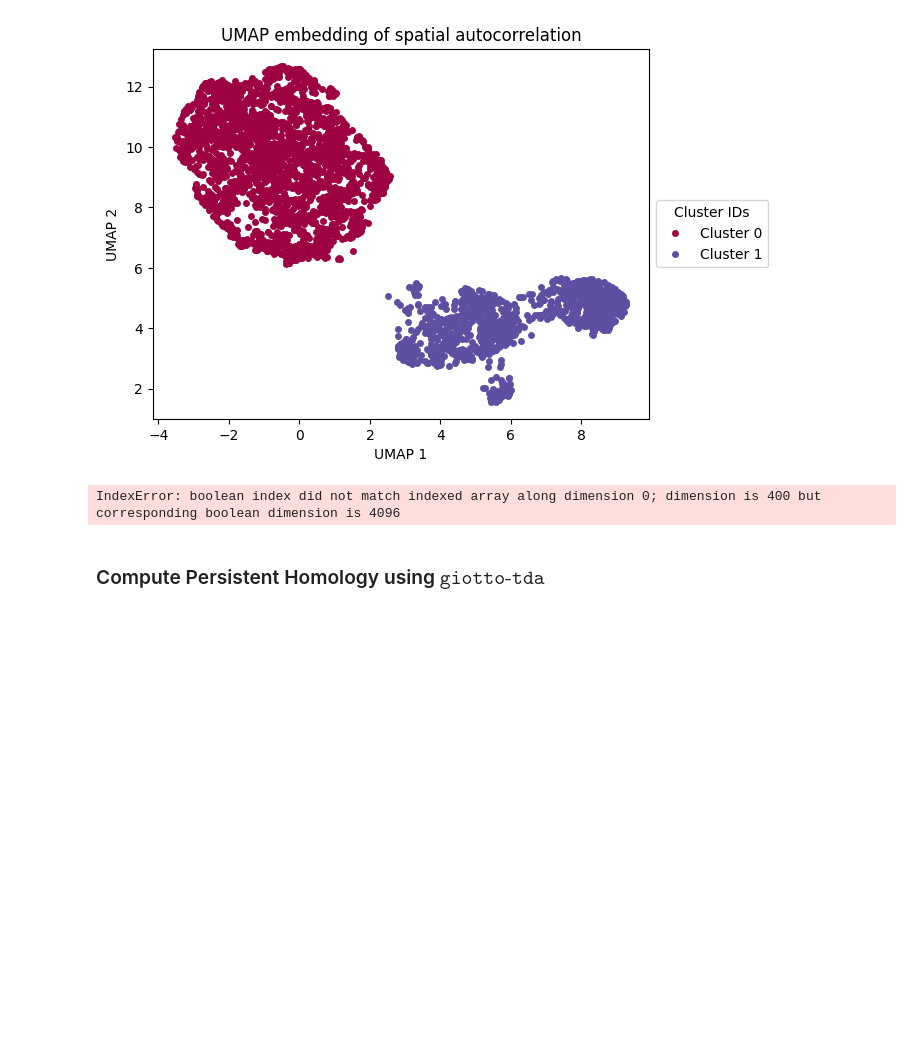
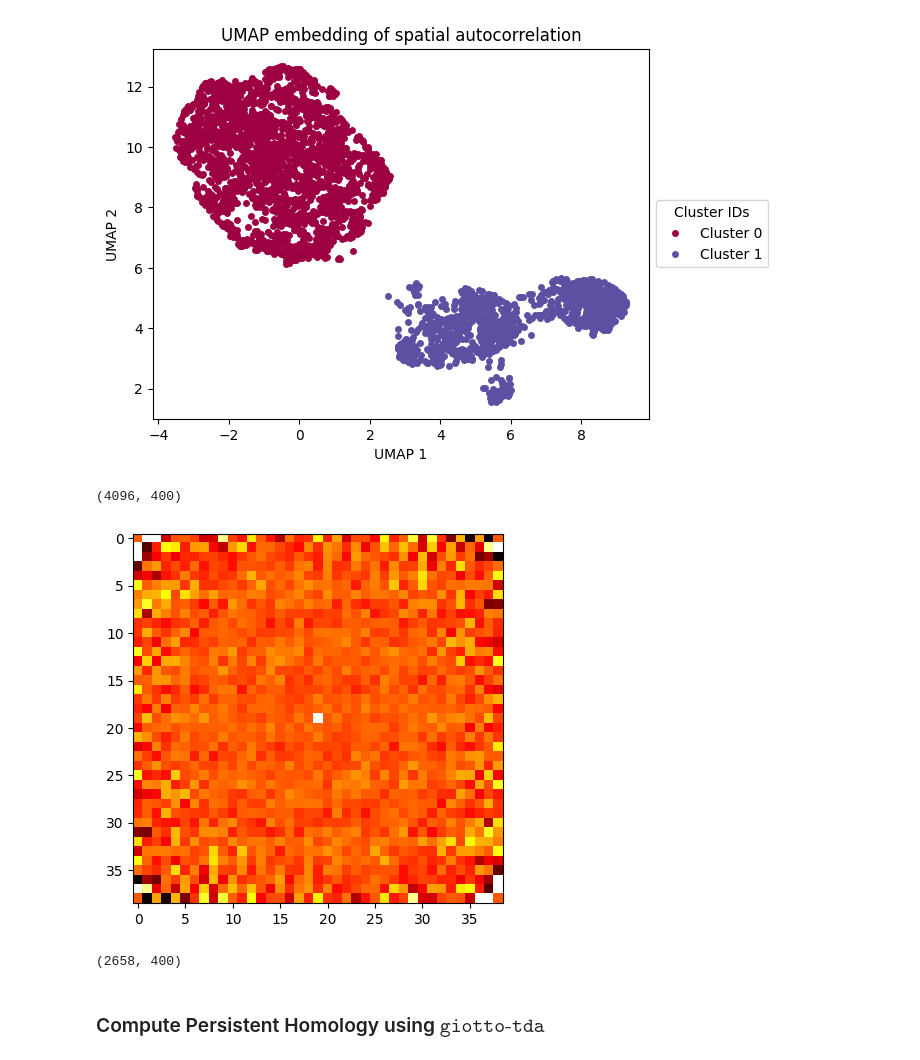
Before and after one commit to geometric-intelligence/neurometry, a Jupyter notebook: tutorials/071_application_dual_agent_rnns.ipynb, the cells around one changed output. Drawn from its saved outputs; the diff is of its cells as text; code cells hidden in the pictures; blank space fills up the shorter version.

```diff
--- a/tutorials/071_application_dual_agent_rnns.ipynb
+++ b/tutorials/071_application_dual_agent_rnns.ipynb
@@ -226,6 +216,10 @@ plt.legend(
 plt.show()
 # %% [output]
 [figure]
+# %%
+single_agent_rate_maps[-1].shape
+# %% [output]
+(4096, 400)
 # %%
 umap_clusters = umap_dbscan.fit_predict(umap_embedding)
 
@@ -237,10 +231,16 @@ def get_data_from_cluster(data, cluster_id):
 clusters = []
 
 for i in np.unique(umap_clusters):
-    cluster = get_data_from_cluster(representations[0], i)
+    cluster = get_data_from_cluster(single_agent_rate_maps[-1], i)
     clusters.append(cluster)
-# %% [output]
-IndexError: boolean index did not match indexed array along dimension 0; dimension is 400 but corresponding boolean dimension is 4096
+# %%
+plt.imshow(spatial_autocorrelation[1000], cmap="hot", interpolation="nearest");
+# %% [output]
+[figure, added]
+# %%
+clusters[0].shape
+# %% [output]
+(2658, 400)
 # %% [markdown]
 ### Compute Persistent Homology using $\texttt{giotto-tda}$
 # %% [markdown]
```
Also changed, not shown: parts of 6 cells of this notebook, 4 other files.
